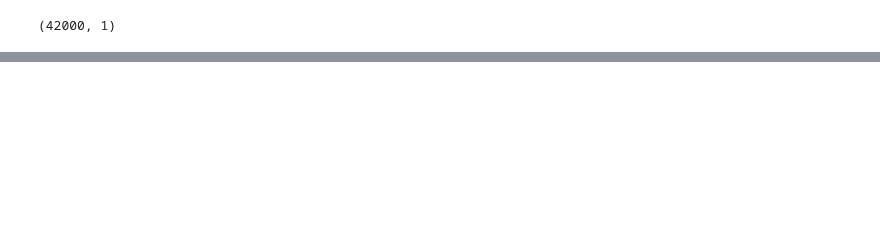
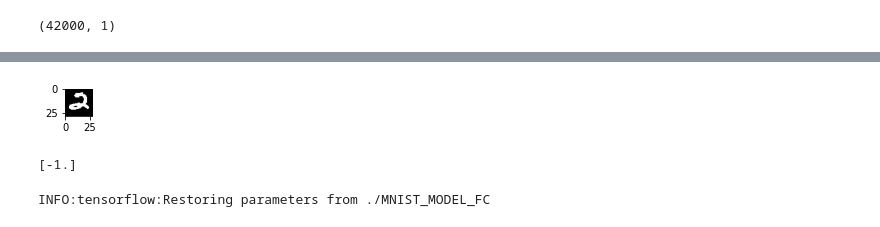
Before and after one commit to SafwanAhmad/KaggleMNSIT, a Jupyter notebook: mnist.ipynb, the cells around one changed output, grey strips where cells are left out. Saved outputs shown, nothing was run; the diff lists cells and outputs as text; code cells hidden in the pictures; blank space fills up the shorter version.

```diff
--- a/mnist.ipynb
+++ b/mnist.ipynb
@@ -226,0 +236,39 @@ for i in indices:
+# %%
+import pandas as pd
+
+# Load actual test data
+dataframe = genfromtxt('test.csv', delimiter=',', skip_header=True)
+
+y_true_test, X_true_test = dataframe[:,0], dataframe[:, :]
+y_true_test = y_true_test.reshape([-1,1])
+
+# Normalize the data
+X_true_test -= 127
+X_true_test /= 127
+# %%
+# print(X_true_test[0].reshape([28,28]))
+plt.figure(figsize=(0.50,0.50))
+plt.imshow(X_true_test[0].reshape([28,28]),cmap='gray')
+plt.show()
+print(y_true_test[0])
+# %% [output]
+[figure, added]
+[-1.]
+# %%
+# Load the saved model
+with tf.Session() as sess:
+    model = tf.train.import_meta_graph('./MNIST_MODEL_FC.meta')
+    model.restore(sess, tf.train.latest_checkpoint('./'))
+
+    # Find final test accuracy
+    y_final_predicted_test = np.argmax(output.eval(feed_dict={input_: X_true_test,
+                                                              labels: y_true_test, keep_prob:1.0}), 1)
+    # Write predicted values to file in csv format
+    out_index = np.array(list(range(1,len(y_final_predicted_test)+1)))
+    data = pd.DataFrame({'Label': y_final_predicted_test})
+
+    # Start index from 1
+    data.index += 1
+    data.to_csv('./predictions.csv', index_label=['ImageId'])
+# %% [output]
+INFO:tensorflow:Restoring parameters from ./MNIST_MODEL_FC
```
Also changed, not shown: parts of 11 cells of this notebook.
